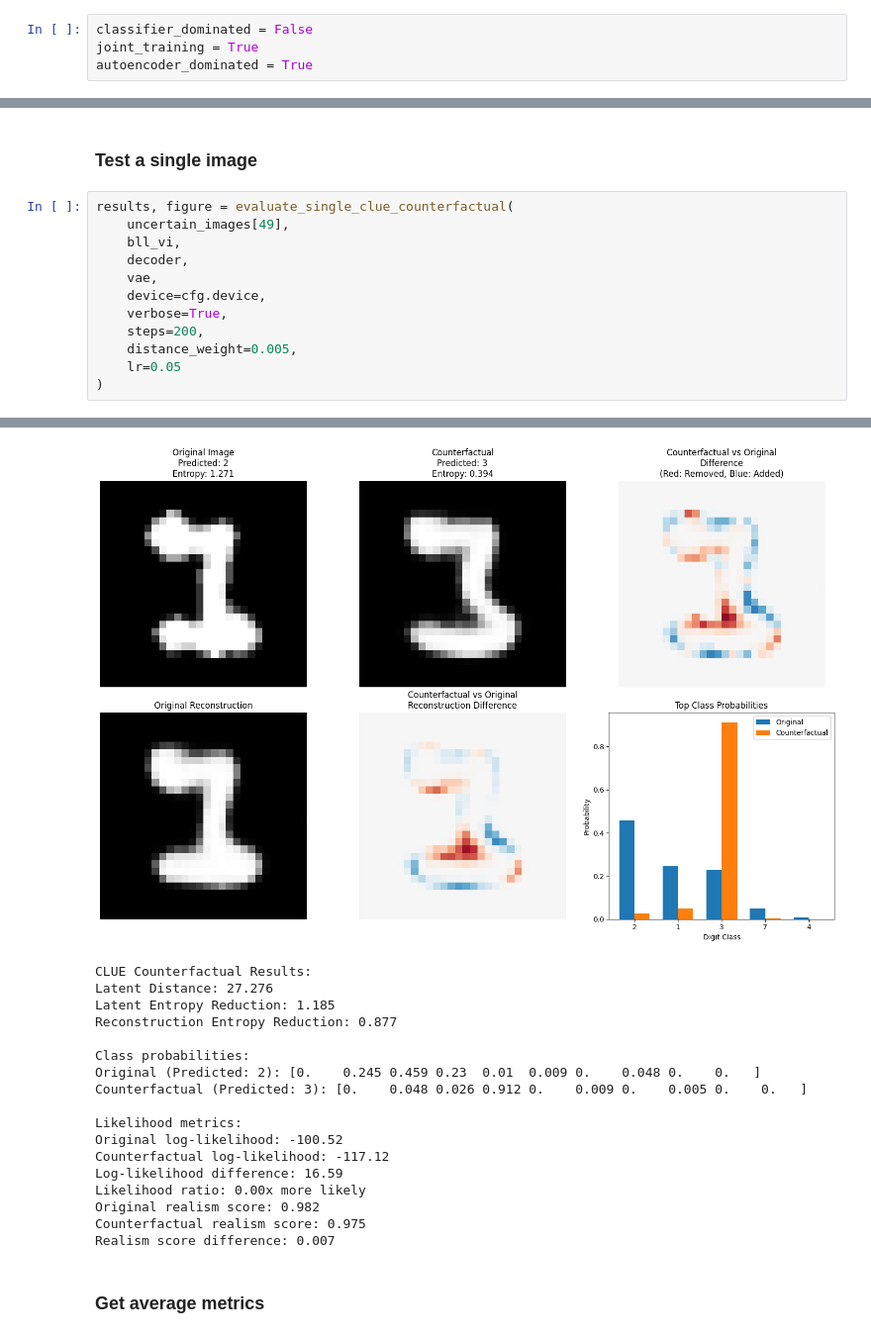
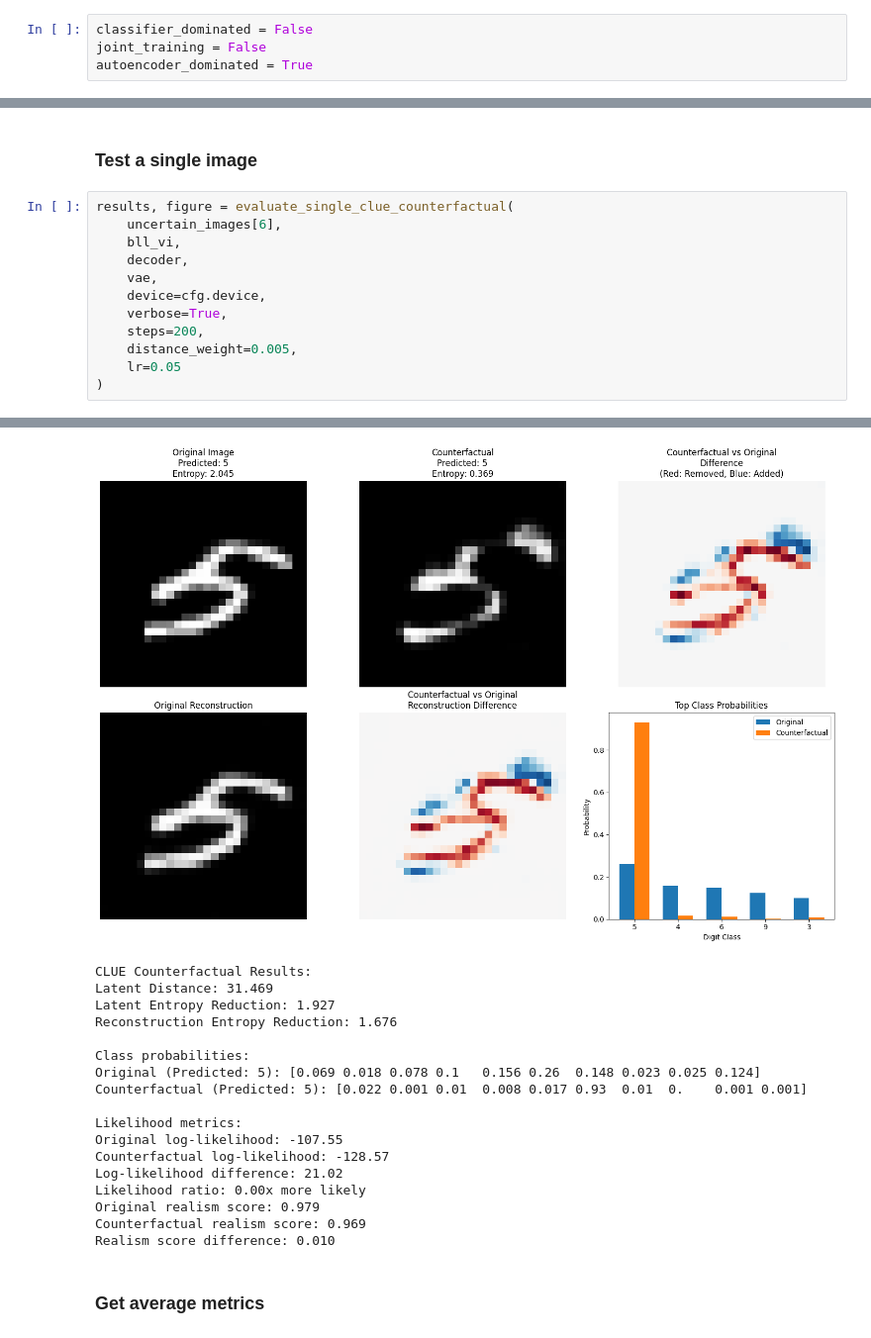
Before and after one commit to confinlay/Bayesian-CE, a Jupyter notebook: MyImplementation/testing_notebooks/test-clue-performance.ipynb, the cells around one changed output, grey strips where cells are left out. Shown at 99% size. Drawn from its saved outputs; the diff is of its cells as text.

```diff
--- a/MyImplementation/testing_notebooks/test-clue-performance.ipynb
+++ b/MyImplementation/testing_notebooks/test-clue-performance.ipynb
@@ -66,7 +68,7 @@ os.makedirs(results_dir, exist_ok=True)
 We'll start with the backbone loading. Options are either classifier_dominated, joint_training, or autoencoder_dominated.
 # %%
 classifier_dominated = False
-joint_training = True
+joint_training = False
 autoencoder_dominated = True
 # %% [markdown]
 ### Load chosen model
@@ -295,7 +303,7 @@ Uncertainty indices of these images: [2293, 9634, 1039, 6651, 2109]
 ### Test a single image
 # %%
 results, figure = evaluate_single_clue_counterfactual(
-    uncertain_images[49],
+    uncertain_images[6],
     bll_vi,
     decoder,
     vae,
@@ -326,21 +334,21 @@ Step 199: Loss: 0.2082, Total Entropy: 0.0720, Epistemic Entropy: 0.0624, Aleato
-[figure, old version]
+[figure, new version]
 CLUE Counterfactual Results:
-Latent Distance: 27.276
-Latent Entropy Reduction: 1.185
-Reconstruction Entropy Reduction: 0.877
+Latent Distance: 31.469
+Latent Entropy Reduction: 1.927
+Reconstruction Entropy Reduction: 1.676
 
 Class probabilities:
-Original (Predicted: 2): [0.    0.245 0.459 0.23  0.01  0.009 0.    0.048 0.    0.   ]
-Counterfactual (Predicted: 3): [0.    0.048 0.026 0.912 0.    0.009 0.    0.005 0.    0.   ]
+Original (Predicted: 5): [0.069 0.018 0.078 0.1   0.156 0.26  0.148 0.023 0.025 0.124]
+Counterfactual (Predicted: 5): [0.022 0.001 0.01  0.008 0.017 0.93  0.01  0.    0.001 0.001]
 
 Likelihood metrics:
-Original log-likelihood: -100.52
-Counterfactual log-likelihood: -117.12
-Log-likelihood difference: 16.59
+Original log-likelihood: -107.55
+Counterfactual log-likelihood: -128.57
+Log-likelihood difference: 21.02
 Likelihood ratio: 0.00x more likely
-Original realism score: 0.982
-Counterfactual realism score: 0.975
-Realism score difference: 0.007
+Original realism score: 0.979
+Counterfactual realism score: 0.969
+Realism score difference: 0.010
 # %% [markdown]
 ### Get average metrics
 # %%
```
Also changed, not shown: parts of 12 cells of this notebook, 6 other files.
